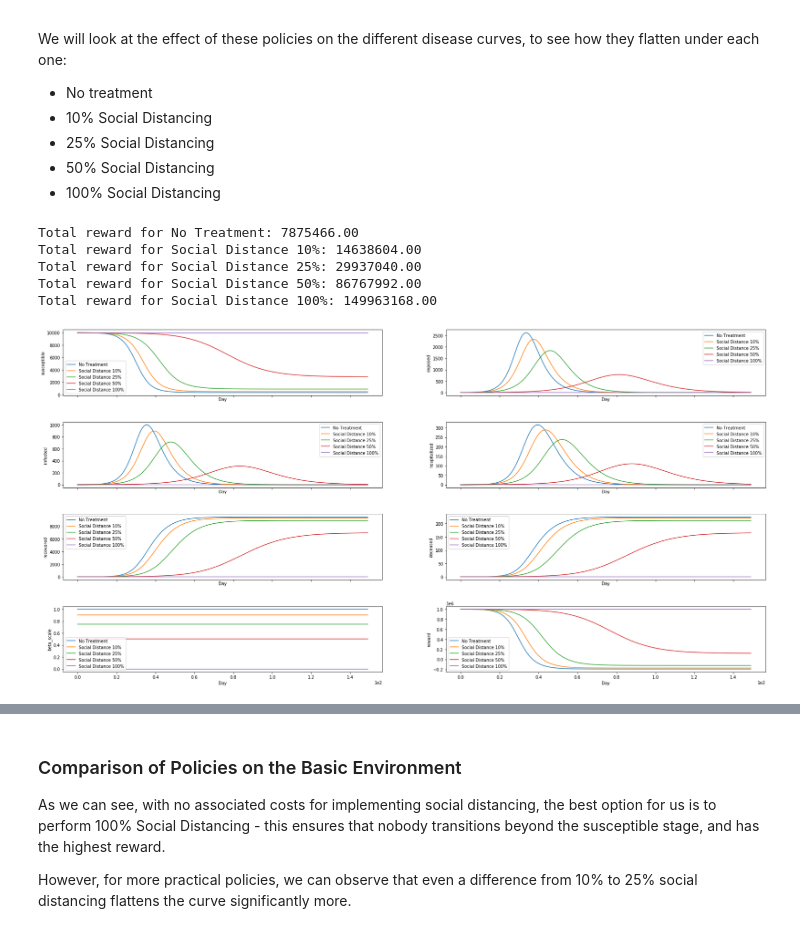
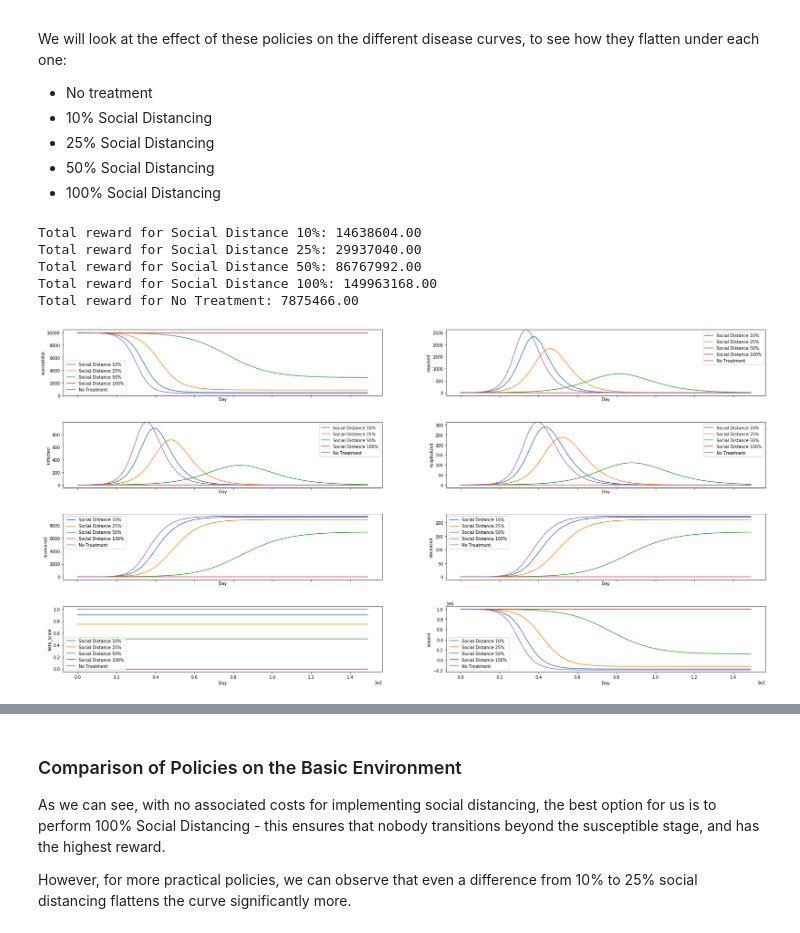
Before and after one commit to chnsh/whynot, a Jupyter notebook: examples/reinforcement_learning/covid19_simulator.ipynb, the cells around one changed output, grey strips where cells are left out. Cells and saved outputs as stored; diff of their text form; code cells hidden in the pictures.

Commit message:
no treatment fix

```diff
--- a/examples/reinforcement_learning/covid19_simulator.ipynb
+++ b/examples/reinforcement_learning/covid19_simulator.ipynb
@@ -243,13 +243,13 @@ def plot_reward_bars(env, policies):
     sns.barplot([x[0] for x in plotlist],[x[1] for x in plotlist])
     plt.xticks(rotation=-45)
 # %%
-plot_sample_trajectory(env, augment_policies(policies, NoTreatmentPolicy))
+plot_sample_trajectory(env, augment_policies(policies, NoTreatmentPolicy(), policy_name="No Treatment"))
 # %% [output]
-Total reward for No Treatment: 7875466.00
 Total reward for Social Distance 10%: 14638604.00
 Total reward for Social Distance 25%: 29937040.00
 Total reward for Social Distance 50%: 86767992.00
 Total reward for Social Distance 100%: 149963168.00
+Total reward for No Treatment: 7875466.00
-[figure, old version]
+[figure, new version]
 # %%
 plot_reward_bars(env, policies)
```
Also changed, not shown: parts of 1 cell of this notebook.
